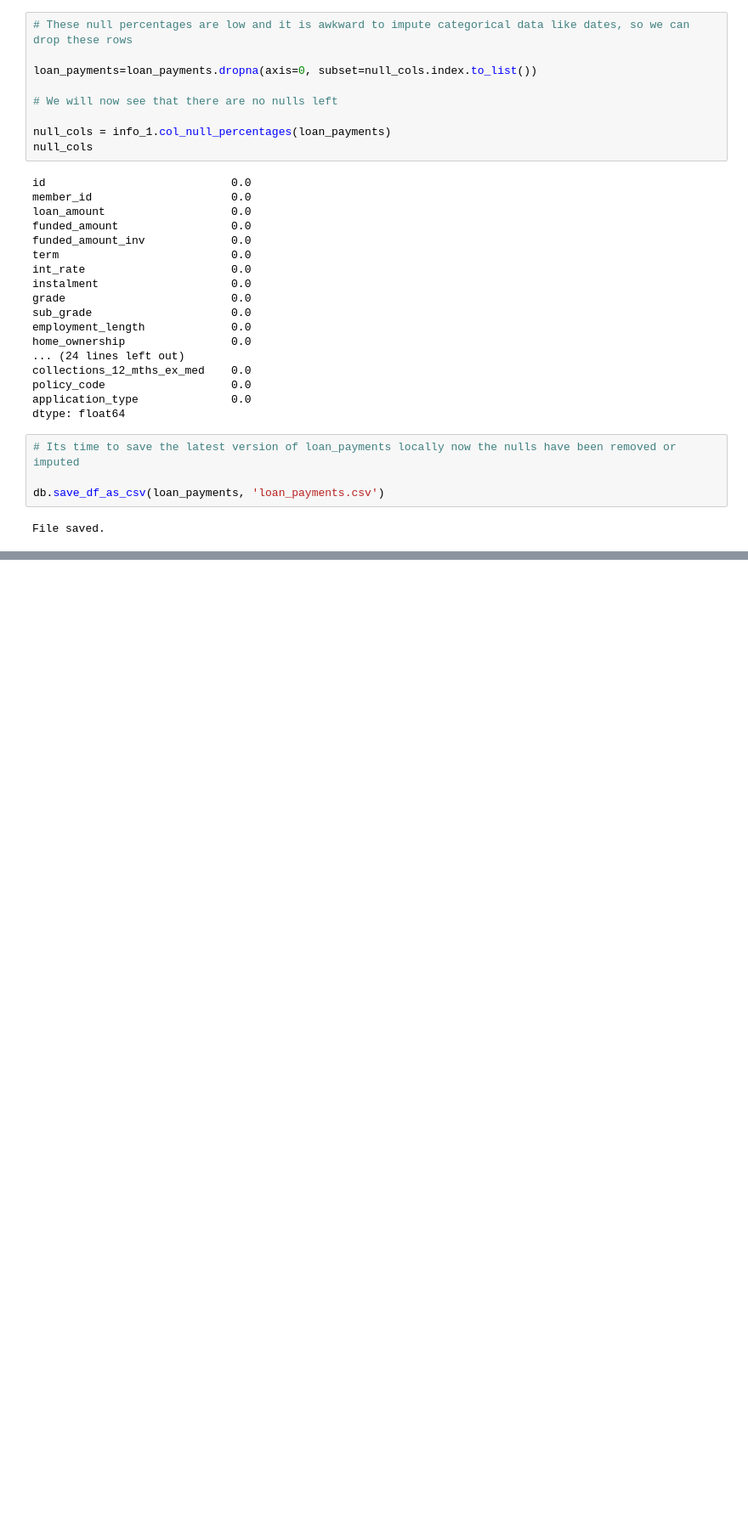
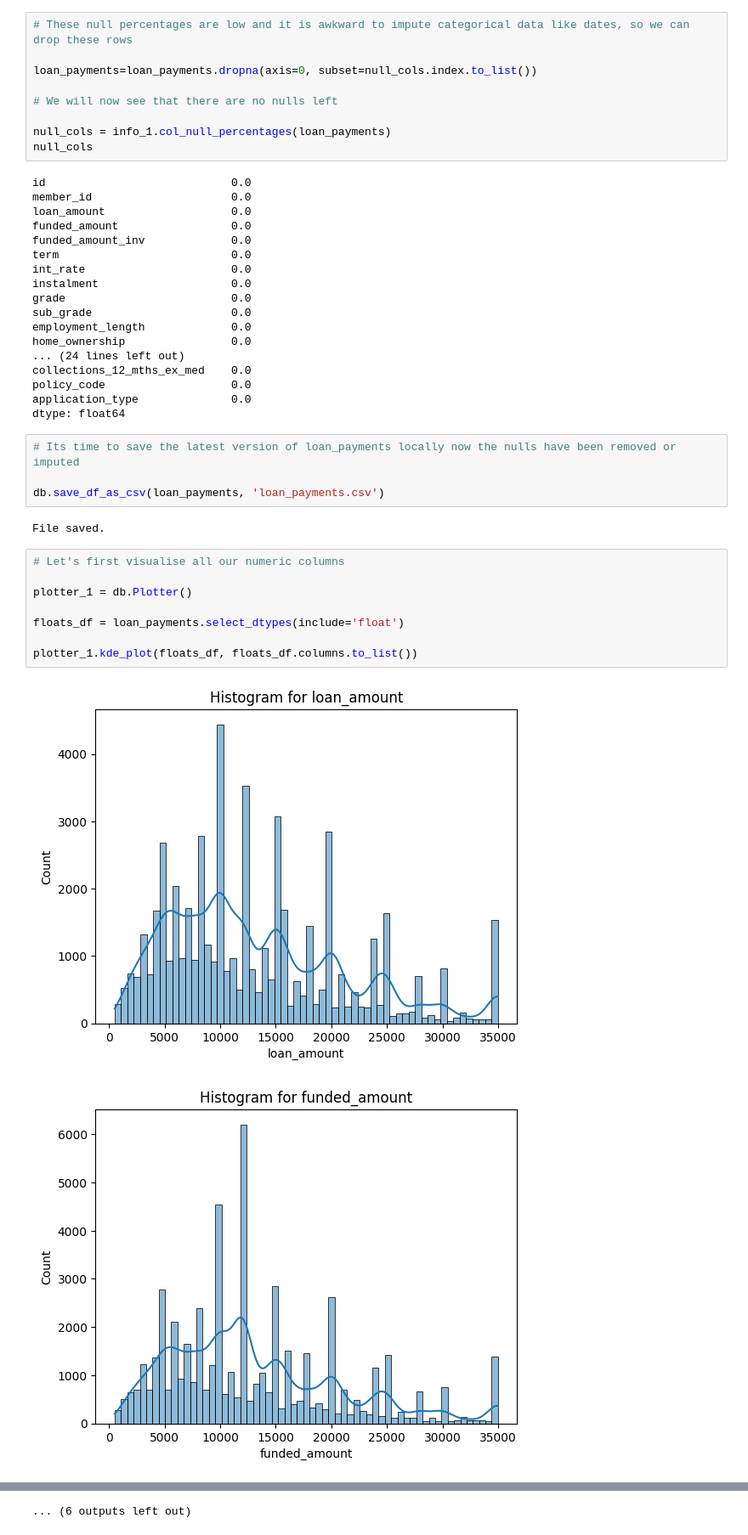
Before and after one commit to hargravexgt/EDA_CustomerLoans, a Jupyter notebook: db_utils.ipynb, the cells around one changed output, grey strips where cells are left out. Shown at 85% size. Drawn from its saved outputs; the diff is of its cells as text; blank space fills up the shorter version.

```diff
--- a/db_utils.ipynb
+++ b/db_utils.ipynb
@@ -262,3 +262,14 @@ dtype: float64
 db.save_df_as_csv(loan_payments, 'loan_payments.csv')
 # %% [output]
 File saved.
+# %%
+# Let's first visualise all our numeric columns
+
+plotter_1 = db.Plotter()
+
+floats_df = loan_payments.select_dtypes(include='float')
+
+plotter_1.kde_plot(floats_df, floats_df.columns.to_list())
+# %% [output]
+[figure, added]
+[figure, added]
@@ -264,0 +286 @@ File saved.
+... (6 outputs left out)
```
Also changed, not shown: parts of 6 cells of this notebook, 1 other file.
